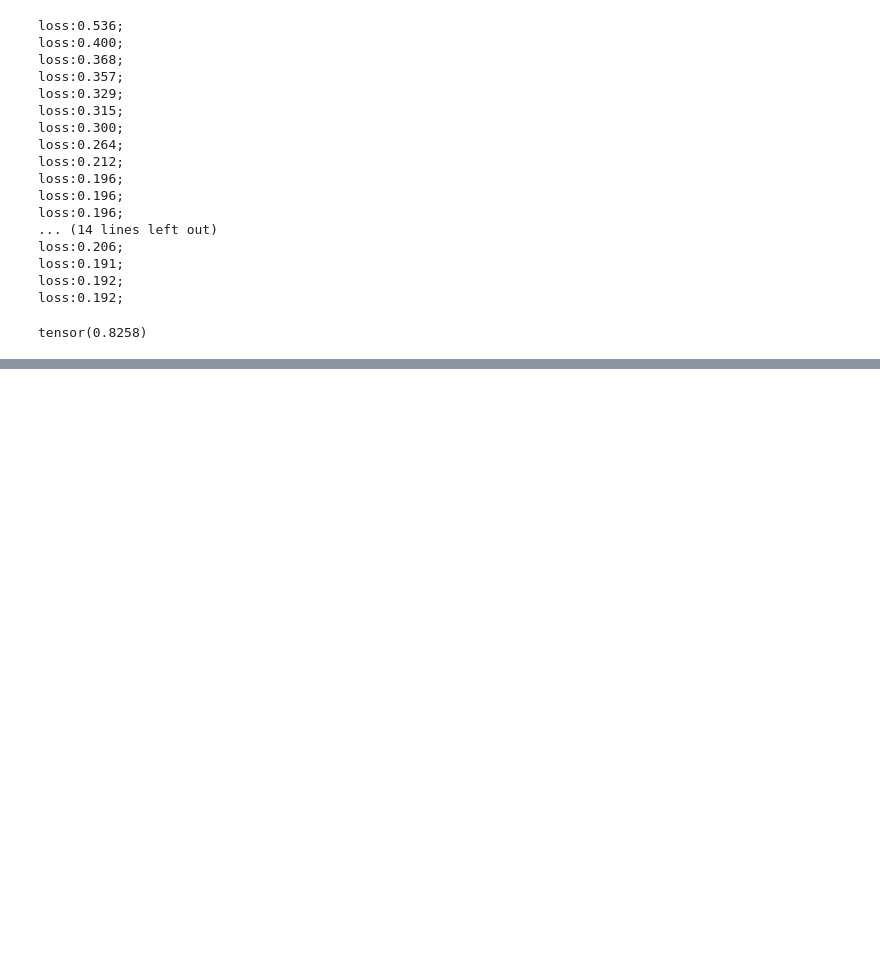
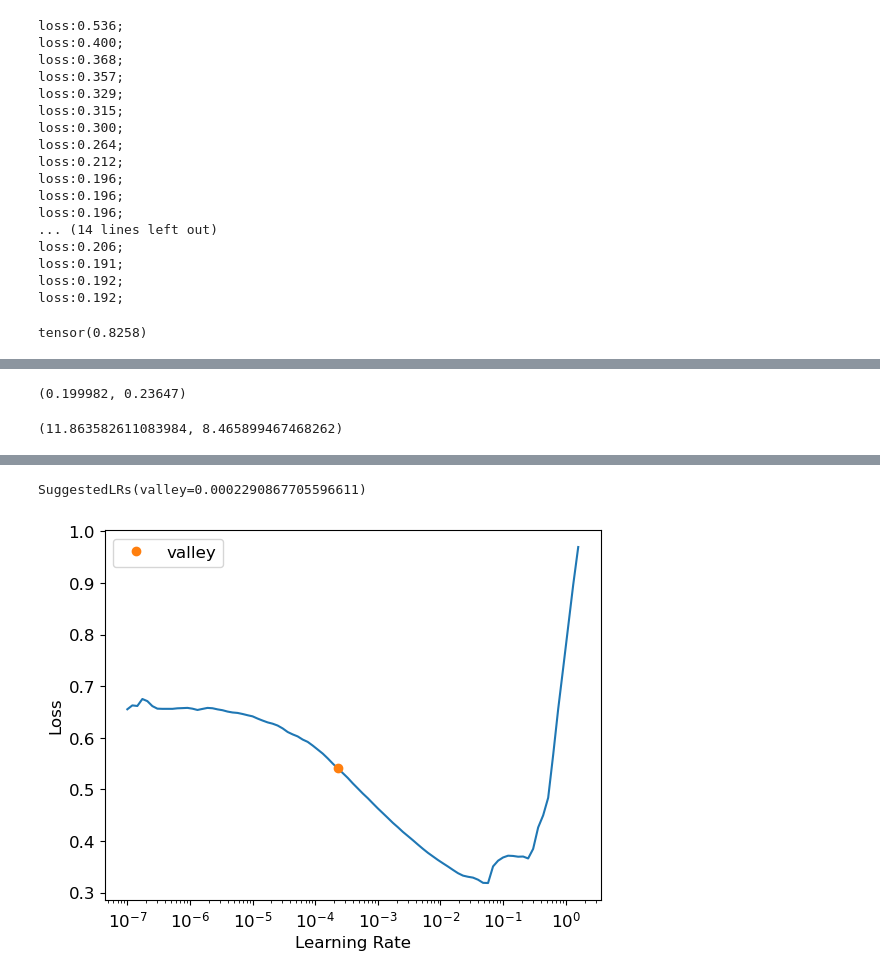
Before and after one commit to nehabansal26/fastailearning, a Jupyter notebook: Lecture5.ipynb, the cells around one changed output, grey strips where cells are left out. Drawn from its saved outputs; the diff is of its cells as text; code cells hidden in the pictures; blank space fills up the shorter version.

```diff
--- a/Lecture5.ipynb
+++ b/Lecture5.ipynb
@@ -463,0 +830,3 @@ tensor(0.8258)
+# %%
+df_nn_final = df_nn[list(xs_time.columns) + [depVar]]
+cont,cat = cont_cat_split(df_nn_final,max_card=9000,dep_var=depVar)
@@ -463,0 +854,6 @@ tensor(0.8258)
+# %%
+big_col = ['fiModelDesc']
+m1 = rf_model(xs_time.drop(columns=big_col,axis=1),y)
+m_rmse(m1,xs_time.drop(columns=big_col,axis=1),y),m_rmse(m1,valid_time.drop(columns=big_col,axis=1),valid_y)
+# %% [output]
+(0.199982, 0.23647)
@@ -463,0 +862,13 @@ tensor(0.8258)
+# %%
+procs_nn = [Categorify,FillMissing,Normalize]
+to_nn = TabularPandas(df_nn_final,procs = procs_nn,cat_names=cat,cont_names=cont,y_names=depVar,splits=splits)
+dls = to_nn.dataloaders(1024)
+# %%
+max(to_nn.train.y),min(to_nn.train.y)
+# %% [output]
+(11.863582611083984, 8.465899467468262)
+# %%
+learn = tabular_learner(dls,layers = [500,250],y_range= (8,12),n_out=1,loss_func=F.mse_loss)
+# %%
+learn.lr_find()
+# %% [output]
@@ -463,0 +876,2 @@ tensor(0.8258)
+SuggestedLRs(valley=0.0002290867705596611)
+[figure, added]
```
Also changed, not shown: parts of 81 cells of this notebook.
